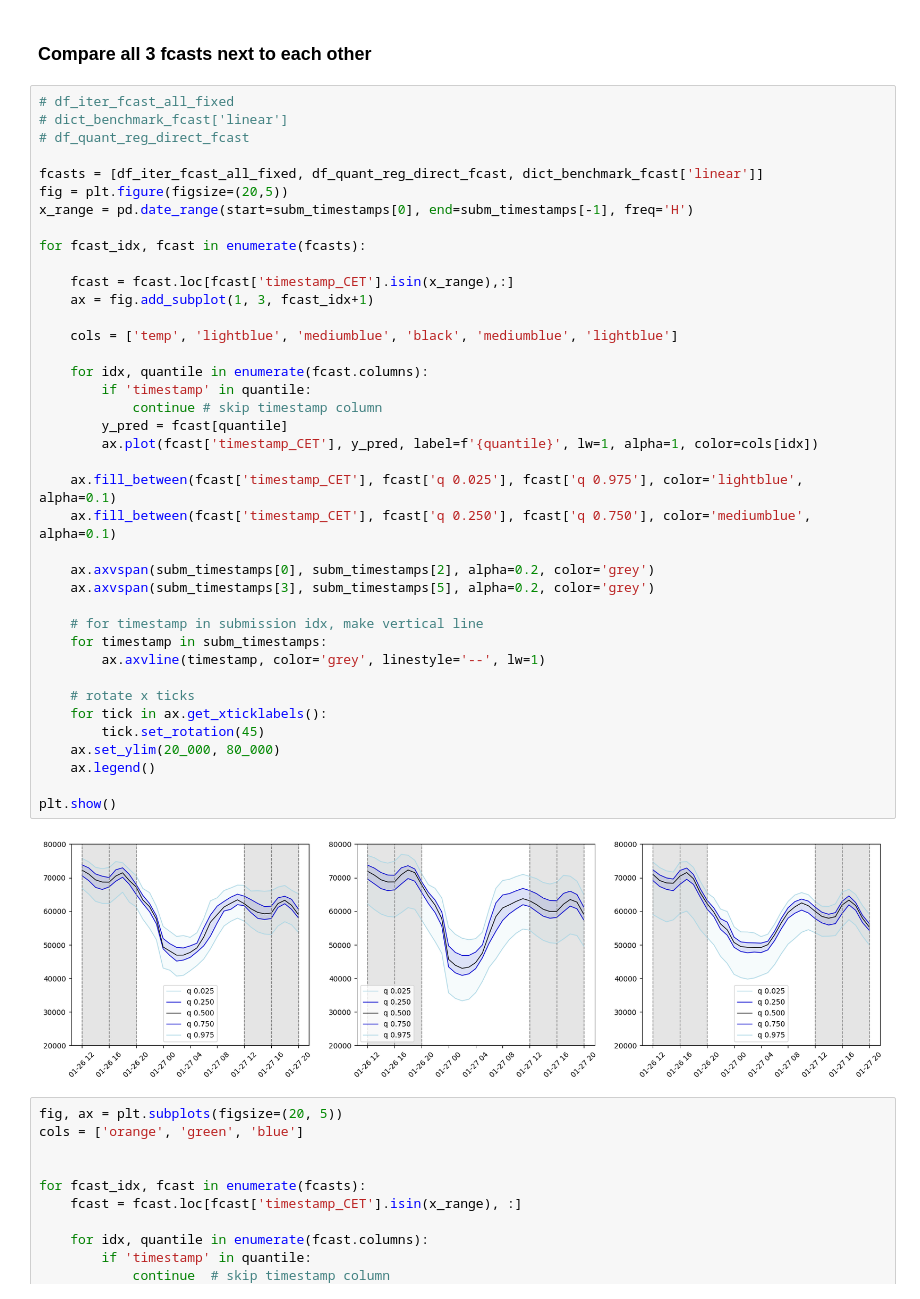
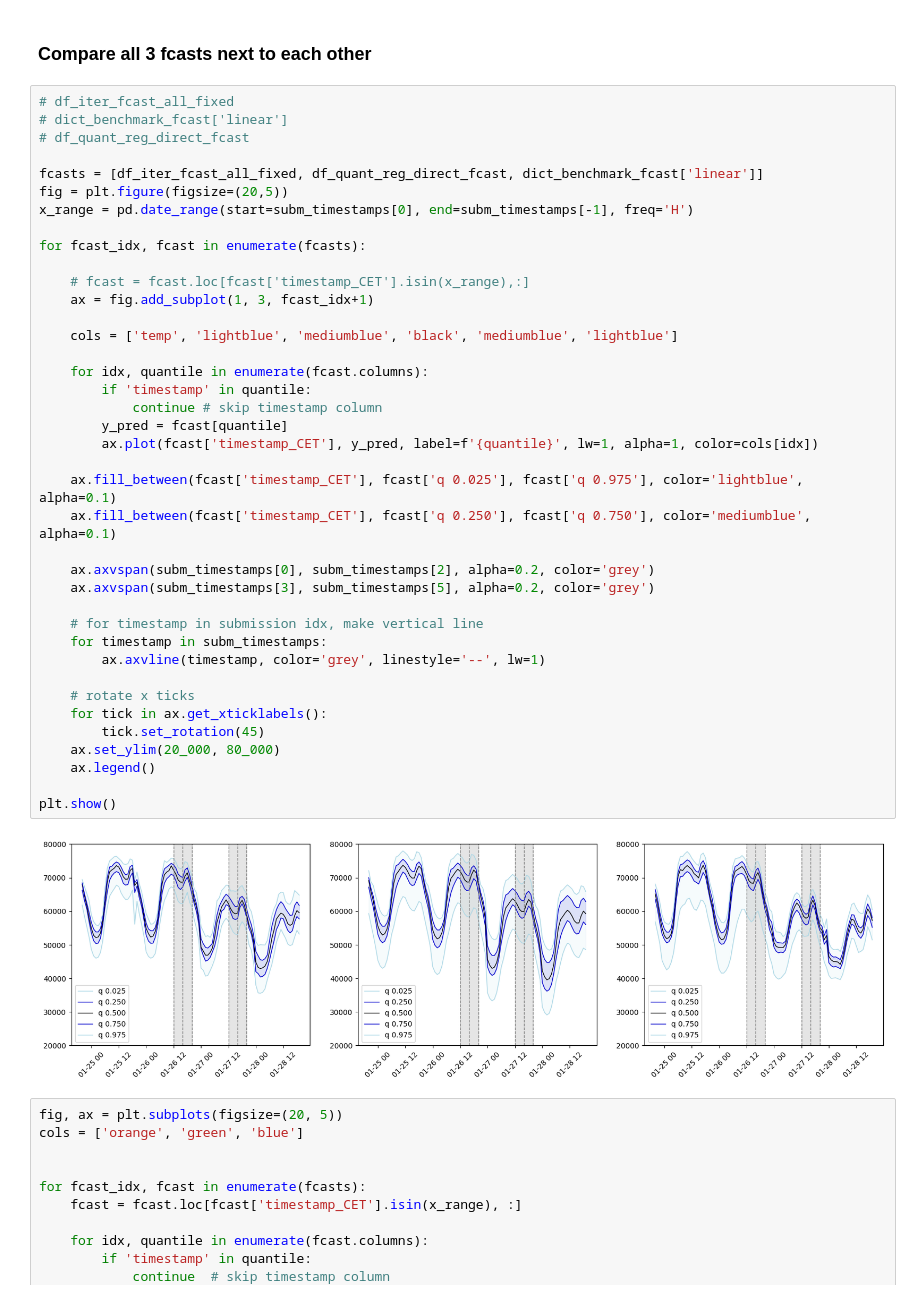
Before and after one commit to hikotei/2023_11-PTSFC, a Jupyter notebook: energy/2024_01_24 fcast pipeline v3.ipynb, the cells around one changed output. Cells and saved outputs as stored; diff of their text form.

```diff
--- a/energy/2024_01_24 fcast pipeline v3.ipynb
+++ b/energy/2024_01_24 fcast pipeline v3.ipynb
@@ -501,36 +487,36 @@ x_range = pd.date_range(start=subm_timestamps[0], end=subm_timestamps[-1], freq=
 
 for fcast_idx, fcast in enumerate(fcasts):
 
-    fcast = fcast.loc[fcast['timestamp_CET'].isin(x_range),:]
+    # fcast = fcast.loc[fcast['timestamp_CET'].isin(x_range),:]
     ax = fig.add_subplot(1, 3, fcast_idx+1)
 
     cols = ['temp', 'lightblue', 'mediumblue', 'black', 'mediumblue', 'lightblue']
 
     for idx, quantile in enumerate(fcast.columns):
         if 'timestamp' in quantile:
             continue # skip timestamp column
         y_pred = fcast[quantile]
         ax.plot(fcast['timestamp_CET'], y_pred, label=f'{quantile}', lw=1, alpha=1, color=cols[idx])
 
     ax.fill_between(fcast['timestamp_CET'], fcast['q 0.025'], fcast['q 0.975'], color='lightblue', alpha=0.1)
     ax.fill_between(fcast['timestamp_CET'], fcast['q 0.250'], fcast['q 0.750'], color='mediumblue', alpha=0.1)
 
     ax.axvspan(subm_timestamps[0], subm_timestamps[2], alpha=0.2, color='grey')
     ax.axvspan(subm_timestamps[3], subm_timestamps[5], alpha=0.2, color='grey')
 
     # for timestamp in submission idx, make vertical line
     for timestamp in subm_timestamps:
         ax.axvline(timestamp, color='grey', linestyle='--', lw=1)
 
     # rotate x ticks
     for tick in ax.get_xticklabels():
         tick.set_rotation(45)
     ax.set_ylim(20_000, 80_000)
     ax.legend()
 
 plt.show()
 # %% [output]
-[figure, old version]
+[figure, new version]
 # %%
 fig, ax = plt.subplots(figsize=(20, 5))
 cols = ['orange', 'green', 'blue']
```
Also changed, not shown: parts of 5 cells of this notebook, 1 other file.
